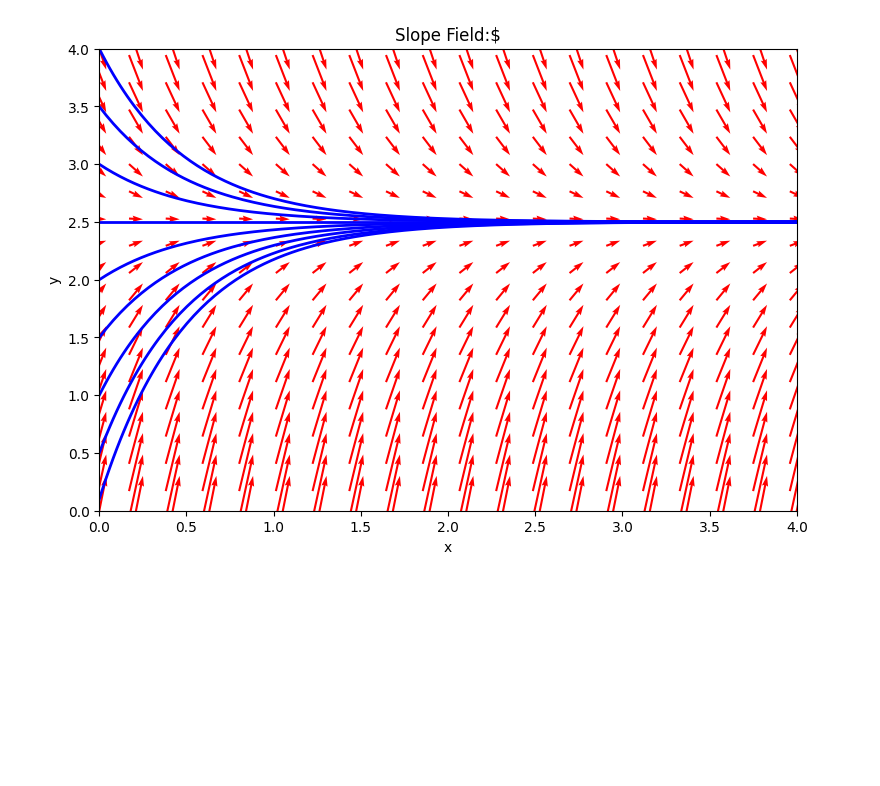
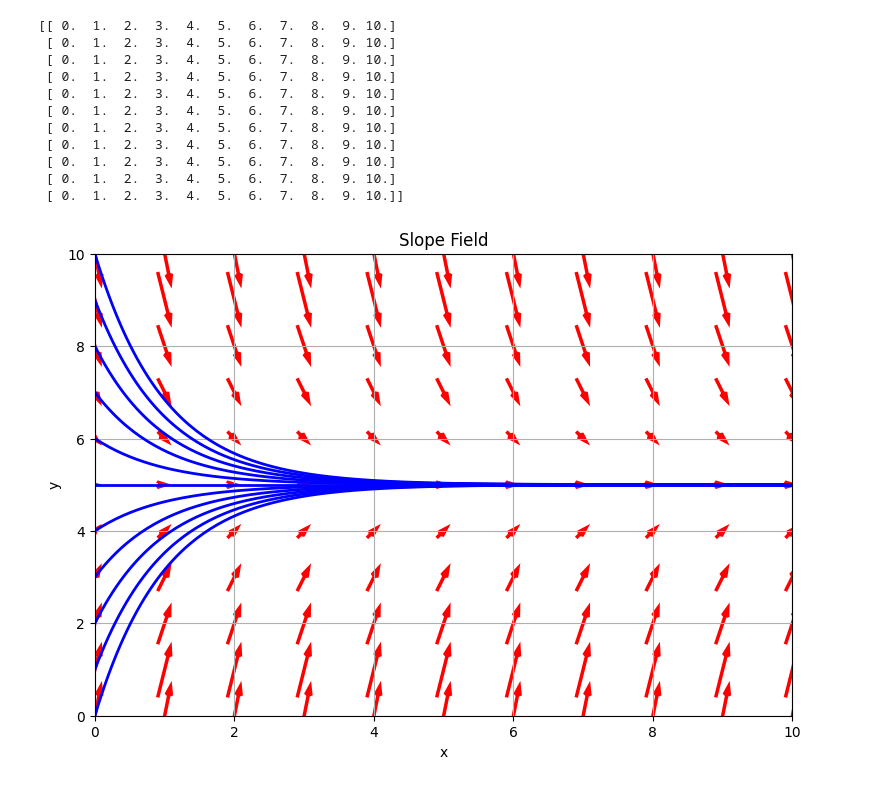
Before and after one commit to OwenW24/MATH308, a Jupyter notebook: week1/slopefield.ipynb, the cells around one changed output. Drawn from its saved outputs; the diff is of its cells as text; code cells hidden in the pictures; blank space fills up the shorter version.

Commit message:
reconfigured graph

```diff
--- a/week1/slopefield.ipynb
+++ b/week1/slopefield.ipynb
@@ -2,50 +2,66 @@
 import numpy as np
 from scipy.integrate import odeint
 import matplotlib.pyplot as plt
+from math import *
 
 # Define the differential equation y' = df
 def df(x, y):
-    return (-2 * y + 5)
+    return (-y+5)
 
 # Create figure
 fig = plt.figure(figsize=(9, 6))
 ax = fig.add_subplot(111)
 
 # Define the grid for the slope field
-minx, maxx, xsteps = 0.0, 4.0, 20
-miny, maxy, ysteps = 0.0, 4.0, 20
+minx, maxx, xsteps = 0.0, 10, 11
+miny, maxy, ysteps = 0.0, 10, 11
 
 # Create a meshgrid
 x_vals = np.linspace(minx, maxx, xsteps)
 y_vals = np.linspace(miny, maxy, ysteps)
 x, y = np.meshgrid(x_vals, y_vals)
 
 # Direction vectors: for a slope field, dx = 1, dy = df(x,y)
 u = np.ones_like(x)
 v = df(x, y)
 
+print(x)
+
 # Plot the slope field
-ax.quiver(x, y, u, v, pivot='mid', color='red', scale=50)
+ax.quiver(x, y, u, v, pivot='mid', color='red', headwidth=2.5, headlength = 4, scale=50, minlength=1, width = 0.005)
 ax.set_xlabel('x')
 ax.set_ylabel('y')
 ax.set_xlim(minx, maxx)
 ax.set_ylim(miny, maxy)
-ax.set_title("Slope Field:$")
+ax.set_title("Slope Field")
+
 
 # ----------------------------------------------------------
 # OPTIONAL: Plot a few solution curves on top of the slope field
 
 # x-range for solution curves
 xs = np.linspace(minx, maxx, 200)
 
 # Choose some initial conditions for y at x=0 (y0 values)
-initial_ys = [0.1, 0.5, 1.0, 1.5, 2.0,2.5, 3.0, 3.5, 4.0]
+initial_ys = np.linspace(miny, maxy, ysteps)
 
 # Solve and plot
 for y0 in initial_ys:
     sol = odeint(lambda Y, X: df(X, Y), y0, xs)
     ax.plot(xs, sol, 'b', linewidth=2)
 
+plt.grid(True)
 plt.show()
 # %% [output]
+[[ 0.  1.  2.  3.  4.  5.  6.  7.  8.  9. 10.]
+ [ 0.  1.  2.  3.  4.  5.  6.  7.  8.  9. 10.]
+ [ 0.  1.  2.  3.  4.  5.  6.  7.  8.  9. 10.]
+ [ 0.  1.  2.  3.  4.  5.  6.  7.  8.  9. 10.]
+ [ 0.  1.  2.  3.  4.  5.  6.  7.  8.  9. 10.]
+ [ 0.  1.  2.  3.  4.  5.  6.  7.  8.  9. 10.]
+ [ 0.  1.  2.  3.  4.  5.  6.  7.  8.  9. 10.]
+ [ 0.  1.  2.  3.  4.  5.  6.  7.  8.  9. 10.]
+ [ 0.  1.  2.  3.  4.  5.  6.  7.  8.  9. 10.]
+ [ 0.  1.  2.  3.  4.  5.  6.  7.  8.  9. 10.]
+ [ 0.  1.  2.  3.  4.  5.  6.  7.  8.  9. 10.]]
-[figure, old version]
+[figure, new version]
```
